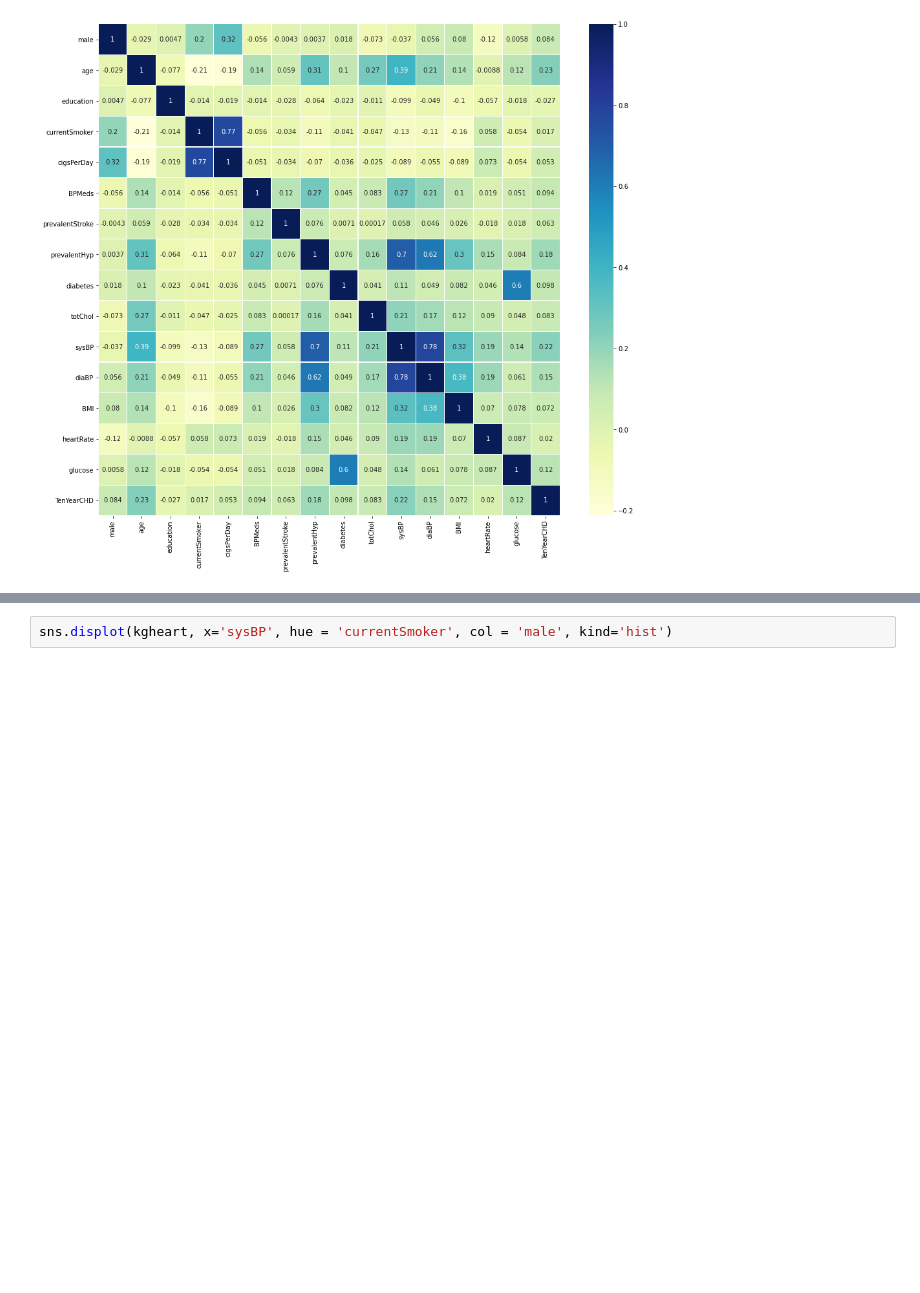
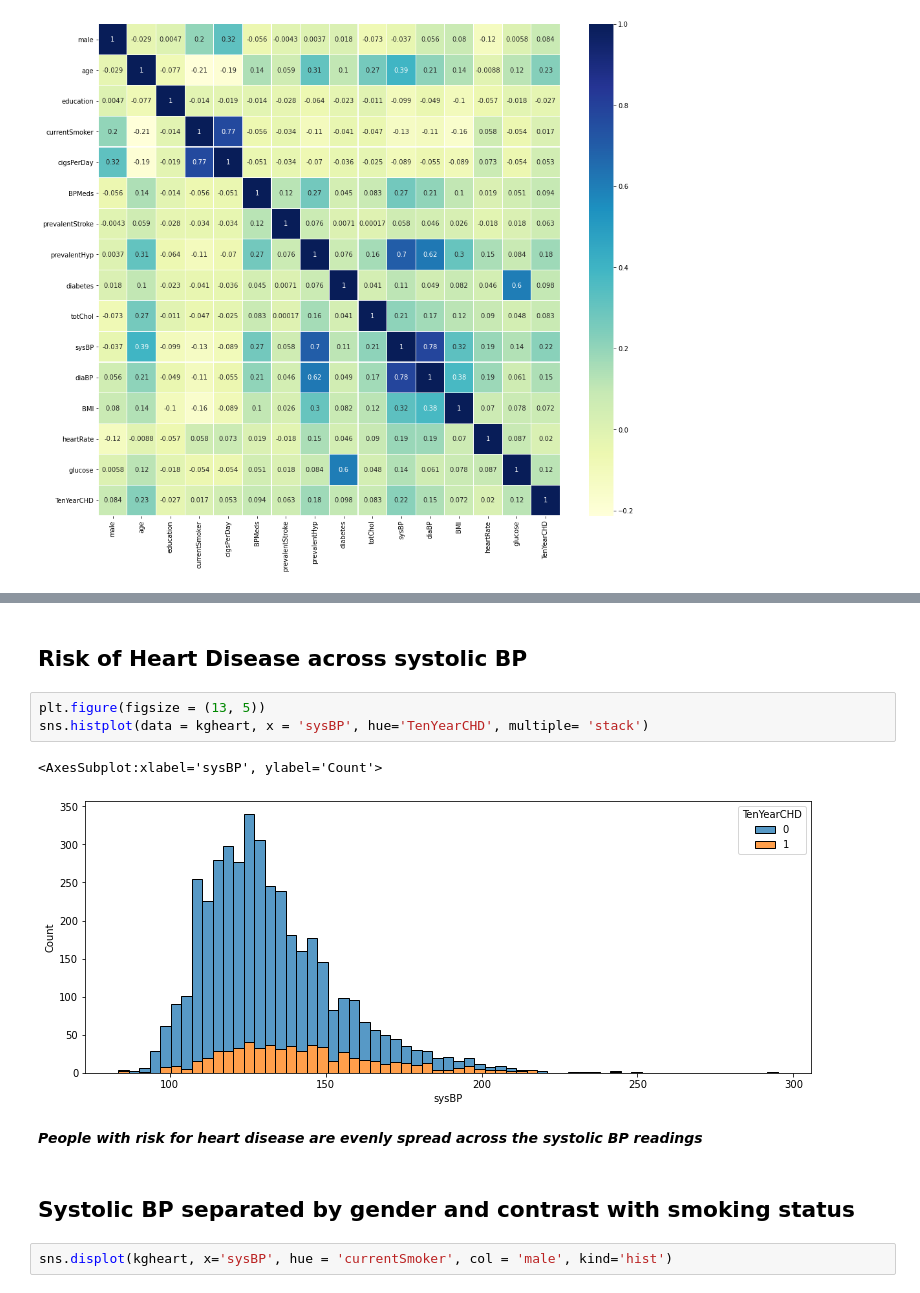
Before and after one commit to sccatalina/FinalProject, a Jupyter notebook: FraminghamK.Py.ipynb, the cells around one changed output, grey strips where cells are left out. Cells and saved outputs as stored; diff of their text form; blank space fills up the shorter version.

```diff
--- a/FraminghamK.Py.ipynb
+++ b/FraminghamK.Py.ipynb
@@ -90,3 +73,15 @@ sns.histplot(kgheart.diaBP, kde = True, ax=axes[0])
+# %% [markdown]
+## Risk of Heart Disease across systolic BP
+# %%
+plt.figure(figsize = (13, 5))
+sns.histplot(data = kgheart, x = 'sysBP', hue='TenYearCHD', multiple= 'stack')
+# %% [output]
+<AxesSubplot:xlabel='sysBP', ylabel='Count'>
+[figure, added]
+# %% [markdown]
+__*People with risk for heart disease are evenly spread across the systolic BP readings*__
+# %% [markdown]
+## Systolic BP separated by gender and contrast with smoking status
 # %%
 sns.displot(kgheart, x='sysBP', hue = 'currentSmoker', col = 'male', kind='hist')
 # %% [output]
```
Also changed, not shown: parts of 28 cells of this notebook.
